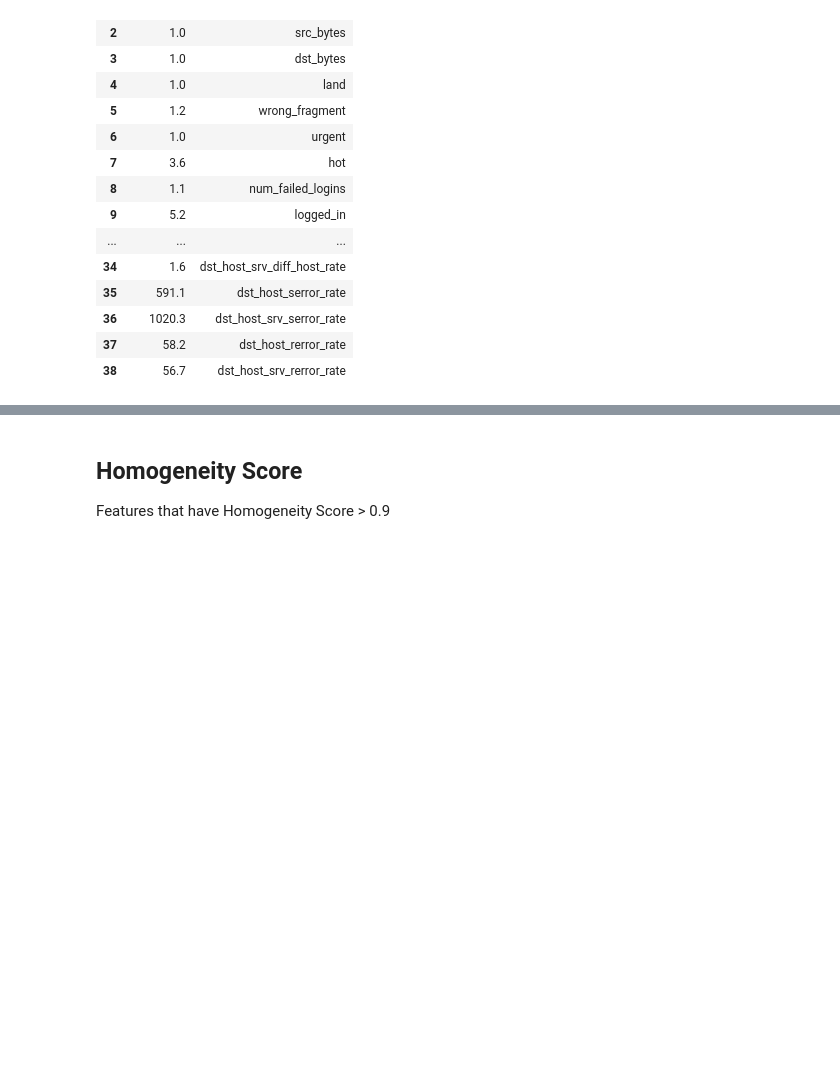
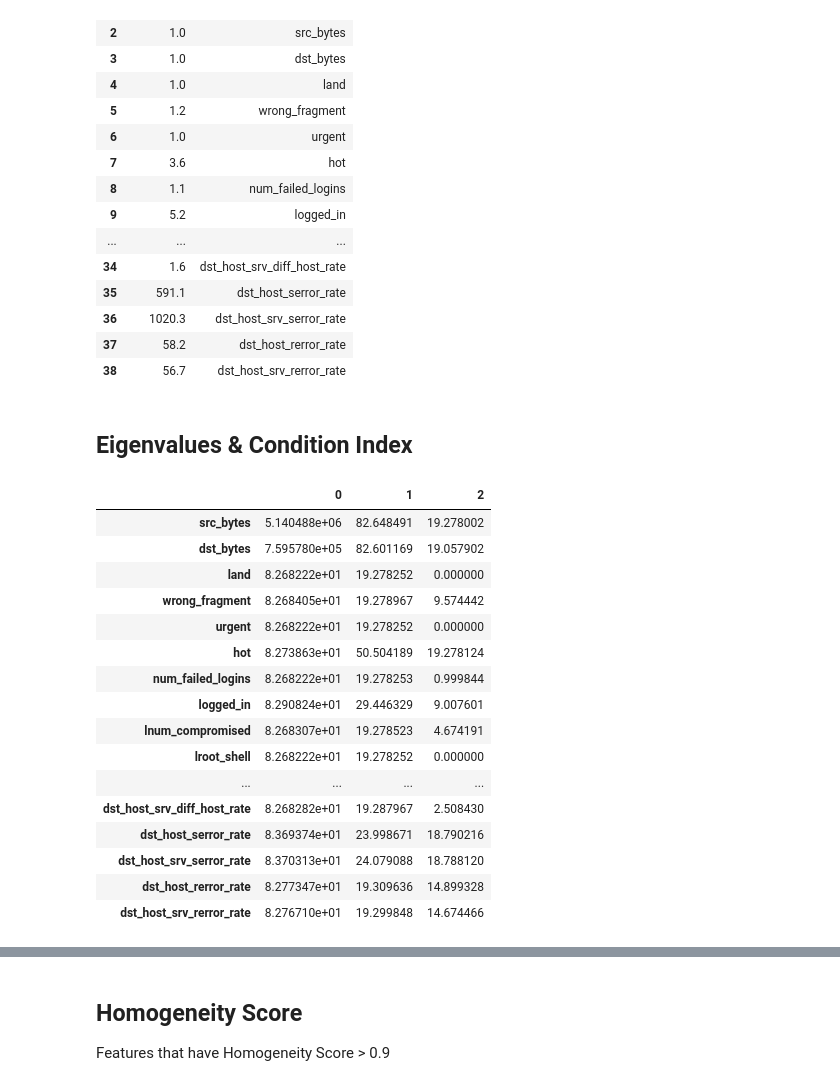
Before and after one commit to navid-finra/finra2, a Jupyter notebook: imp/finra.ipynb, the cells around one changed output, grey strips where cells are left out. Drawn from its saved outputs; the diff is of its cells as text; code cells hidden in the pictures; blank space fills up the shorter version.

```diff
--- a/imp/finra.ipynb
+++ b/imp/finra.ipynb
@@ -219,3 +242,41 @@ vif.round(1)
 | 36 | 1020.3 | dst_host_srv_serror_rate |
 | 37 | 58.2 | dst_host_rerror_rate |
 | 38 | 56.7 | dst_host_srv_rerror_rate |
+# %% [markdown]
+## Eigenvalues & Condition Index
+# %%
+df_eigen = df._get_numeric_data()
+df_eigen = df_eigen.sample(n = 4000, random_state=31).reset_index(drop=True)
+df_columns = df_eigen.columns.tolist()
+df_columns.remove('target')
+# %%
+eigen_vals_list = []
+for i in range (len(df_columns)):
+    x = np.asarray(patsy.dmatrix(f"{df_columns[i]} + C(target)", data = df_eigen))
+    _, sing_as, _ = np.linalg.svd(x)
+    sing_as = sing_as.tolist()
+    eigen_vals_list.append(sing_as)
+eigen_vals_list = np.array(eigen_vals_list)
+# %%
+eigen_vals_columns = [ '0' , '1' , '2']
+eigen_vals_index = df_columns
+eigen_vals = pd.DataFrame(data = eigen_vals_list , index = eigen_vals_index , columns = eigen_vals_columns)
+eigen_vals
+# %% [output]
+|  | 0 | 1 | 2 |
+| src_bytes | 5.140488e+06 | 82.648491 | 19.278002 |
+| dst_bytes | 7.595780e+05 | 82.601169 | 19.057902 |
+| land | 8.268222e+01 | 19.278252 | 0.000000 |
+| wrong_fragment | 8.268405e+01 | 19.278967 | 9.574442 |
+| urgent | 8.268222e+01 | 19.278252 | 0.000000 |
+| hot | 8.273863e+01 | 50.504189 | 19.278124 |
+| num_failed_logins | 8.268222e+01 | 19.278253 | 0.999844 |
+| logged_in | 8.290824e+01 | 29.446329 | 9.007601 |
+| lnum_compromised | 8.268307e+01 | 19.278523 | 4.674191 |
+| lroot_shell | 8.268222e+01 | 19.278252 | 0.000000 |
+| ... | ... | ... | ... |
+| dst_host_srv_diff_host_rate | 8.268282e+01 | 19.287967 | 2.508430 |
+| dst_host_serror_rate | 8.369374e+01 | 23.998671 | 18.790216 |
+| dst_host_srv_serror_rate | 8.370313e+01 | 24.079088 | 18.788120 |
+| dst_host_rerror_rate | 8.277347e+01 | 19.309636 | 14.899328 |
+| dst_host_srv_rerror_rate | 8.276710e+01 | 19.299848 | 14.674466 |
```
Also changed, not shown: parts of 11 cells of this notebook.
